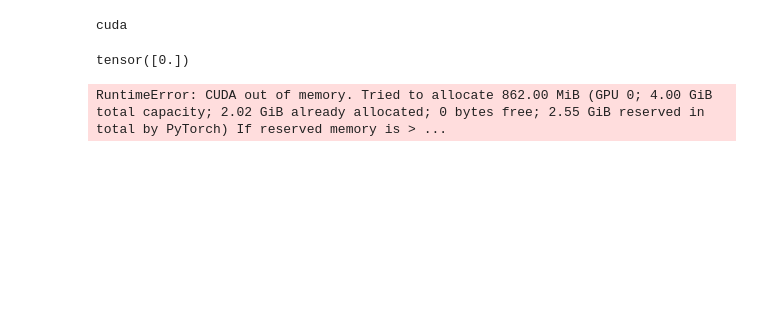
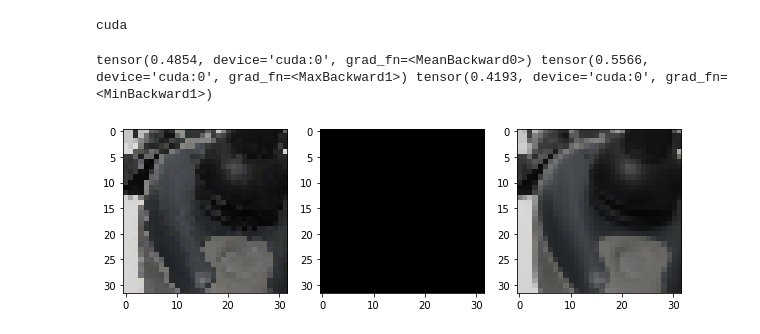
Before and after one commit to SuhanNShetty/DeepLearning_Noise2Noise, a Jupyter notebook: Miniproject_2/test_proj_2.ipynb, the cells around one changed output. Cells and saved outputs as stored; diff of their text form; code cells hidden in the pictures; blank space fills up the shorter version.

Commit message:
model 2 correction

```diff
--- a/Miniproject_2/test_proj_2.ipynb
+++ b/Miniproject_2/test_proj_2.ipynb
@@ -1,5 +1,8 @@
 # %%
 import torch
+import torch.nn as nn
+from tqdm import tqdm
+from torch.optim import SGD as torch_SGD
 from model_2 import Model
 import matplotlib.pyplot as plt
 import torchvision.transforms as T
@@ -13,15 +16,11 @@ path_train = '../data/train_data.pkl'
 path_val = '../data/val_data.pkl'
 
 noisy_imgs_1, noisy_imgs_2 = torch.load(path_train)
-noisy_imgs_1 = noisy_imgs_1[0:1000].to(device)
-noisy_imgs_2 = noisy_imgs_2[0:1000].to(device)
+noisy_imgs_1 = noisy_imgs_1[0:1000].to(device).float()/256
+noisy_imgs_2 = noisy_imgs_2[0:1000].to(device).float()/256
 
 noisy_imgs , clean_imgs = torch.load(path_val)
-noisy_imgs = noisy_imgs[0:1000].to(device)
-clean_imgs = clean_imgs[0:1000].to(device)
+noisy_imgs = noisy_imgs[0:10].to(device).float()/256
+clean_imgs = clean_imgs[0:10].to(device).float()/256
 # %% [output]
 cuda
-# %%
-print(torch.empty(1))
-# %% [output]
-tensor([0.])
@@ -27,0 +71,16 @@ tensor([0.])
+# %%
+torch_out = torch_model(inp_val_1)
+
+print(torch_out[0].mean(), torch_out[0].max(), torch_out[0].min())
+
+transform = T.ToPILImage()
+plt.figure(figsize = [10, 5])
+plt.subplot(1, 3,1)
+plt.imshow(transform(inp_val_1[5]));
+plt.subplot(1, 3,2)
+plt.imshow(transform(torch_out[5]/256));
+plt.subplot(1, 3,3)
+plt.imshow(transform(tar_val_1[5]));
+# %% [output]
+tensor(0.4854, device='cuda:0', grad_fn=<MeanBackward0>) tensor(0.5566, device='cuda:0', grad_fn=<MaxBackward1>) tensor(0.4193, device='cuda:0', grad_fn=<MinBackward1>)
+[figure, added]
@@ -28,8 +92,4 @@ tensor([0.])
 # %%
 model.optimizer.lr = 1e-3
 model.optimizer.set_momentum(0.1)
-model.train(noisy_imgs_1, noisy_imgs_2, 200)
-
-out = model.predict(noisy_imgs)
+model.train(inp_1, tar_1, 100)
-# %% [output]
-RuntimeError: CUDA out of memory. Tried to allocate 862.00 MiB (GPU 0; 4.00 GiB total capacity; 2.02 GiB already allocated; 0 bytes free; 2.55 GiB reserved in total by PyTorch) If reserved memory is > ...
```
Also changed, not shown: parts of 5 cells of this notebook, 2 other files.
